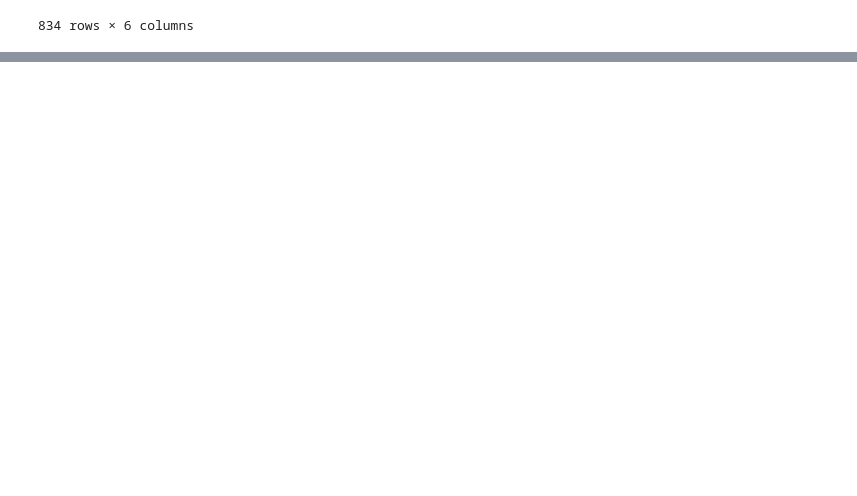
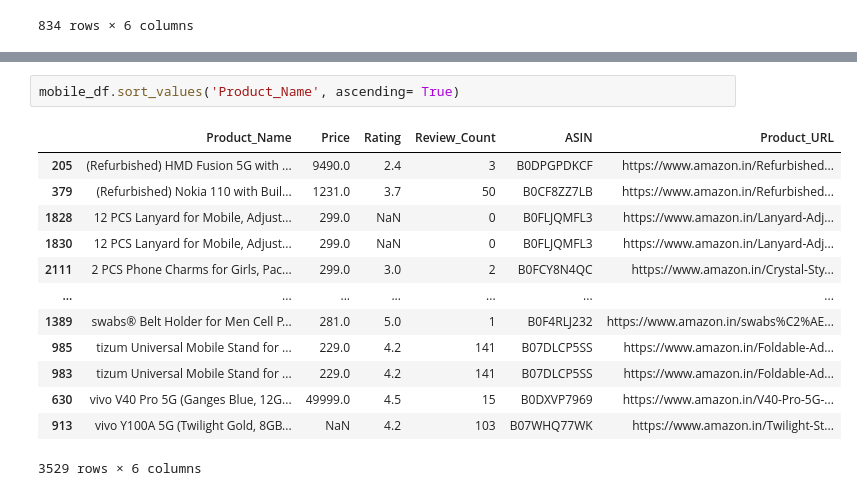
Before and after one commit to soumyadeepmukherji/Amazon-Big-Billion-Sale-2025-Analysis, a Jupyter notebook: analysis.ipynb, the cells around one changed output, grey strips where cells are left out. Cells and saved outputs as stored; diff of their text form; blank space fills up the shorter version.

```diff
--- a/analysis.ipynb
+++ b/analysis.ipynb
@@ -282,0 +338,16 @@ samsung
+# %%
+mobile_df.sort_values('Product_Name', ascending= True)
+# %% [output]
+|  | Product_Name | Price | Rating | Review_Count | ASIN | Product_URL |
+| 205 | (Refurbished) HMD Fusion 5G with ... | 9490.0 | 2.4 | 3 | B0DPGPDKCF | https://www.amazon.in/Refurbished... |
+| 379 | (Refurbished) Nokia 110 with Buil... | 1231.0 | 3.7 | 50 | B0CF8ZZ7LB | https://www.amazon.in/Refurbished... |
+| 1828 | 12 PCS Lanyard for Mobile, Adjust... | 299.0 | NaN | 0 | B0FLJQMFL3 | https://www.amazon.in/Lanyard-Adj... |
+| 1830 | 12 PCS Lanyard for Mobile, Adjust... | 299.0 | NaN | 0 | B0FLJQMFL3 | https://www.amazon.in/Lanyard-Adj... |
+| 2111 | 2 PCS Phone Charms for Girls, Pac... | 299.0 | 3.0 | 2 | B0FCY8N4QC | https://www.amazon.in/Crystal-Sty... |
+| ... | ... | ... | ... | ... | ... | ... |
+| 1389 | swabs® Belt Holder for Men Cell P... | 281.0 | 5.0 | 1 | B0F4RLJ232 | https://www.amazon.in/swabs%C2%AE... |
+| 985 | tizum Universal Mobile Stand for ... | 229.0 | 4.2 | 141 | B07DLCP5SS | https://www.amazon.in/Foldable-Ad... |
+| 983 | tizum Universal Mobile Stand for ... | 229.0 | 4.2 | 141 | B07DLCP5SS | https://www.amazon.in/Foldable-Ad... |
+| 630 | vivo V40 Pro 5G (Ganges Blue, 12G... | 49999.0 | 4.5 | 15 | B0DXVP7969 | https://www.amazon.in/V40-Pro-5G-... |
+| 913 | vivo Y100A 5G (Twilight Gold, 8GB... | NaN | 4.2 | 103 | B07WHQ77WK | https://www.amazon.in/Twilight-St... |
+3529 rows × 6 columns
```
Also changed, not shown: parts of 5 cells of this notebook.
